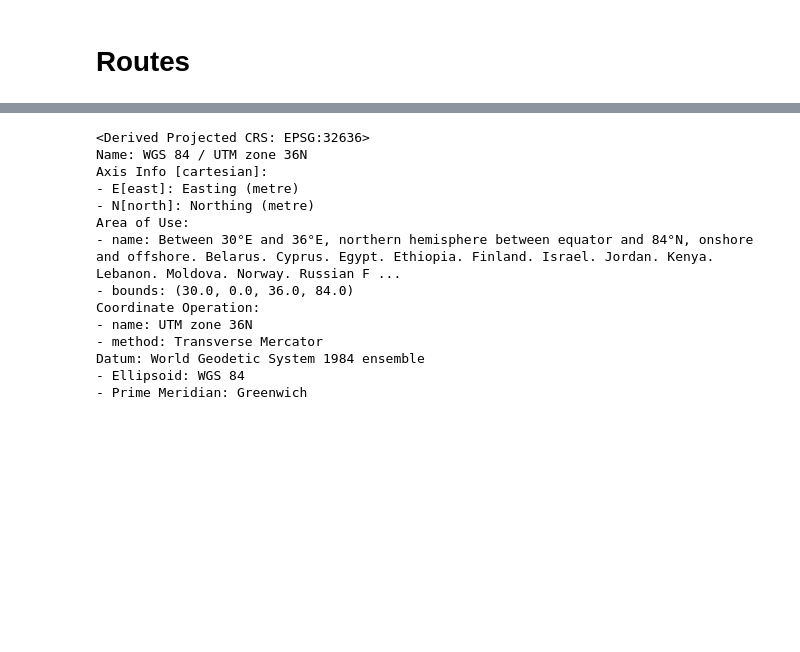
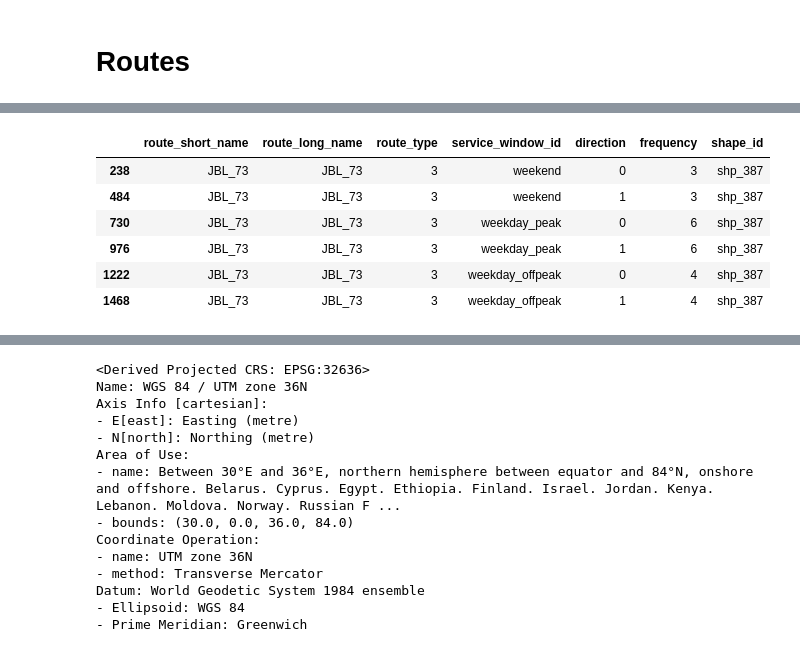
Before and after one commit to amolood/khartoumap, a Jupyter notebook: mapping_processing.ipynb, the cells around one changed output, grey strips where cells are left out. Saved outputs shown, nothing was run; the diff lists cells and outputs as text; code cells hidden in the pictures; blank space fills up the shorter version.

```diff
--- a/mapping_processing.ipynb
+++ b/mapping_processing.ipynb
@@ -22,0 +25,10 @@ routes= gpd.read_file('Data/GIS/bus_routes/end_of_validation.json')
+# %%
+x[x.shape_id == 'shp_387']
+# %% [output]
+|  | route_short_name | route_long_name | route_type | service_window_id | direction | frequency | shape_id |
+| 238 | JBL_73 | JBL_73 | 3 | weekend | 0 | 3 | shp_387 |
+| 484 | JBL_73 | JBL_73 | 3 | weekend | 1 | 3 | shp_387 |
+| 730 | JBL_73 | JBL_73 | 3 | weekday_peak | 0 | 6 | shp_387 |
+| 976 | JBL_73 | JBL_73 | 3 | weekday_peak | 1 | 6 | shp_387 |
+| 1222 | JBL_73 | JBL_73 | 3 | weekday_offpeak | 0 | 4 | shp_387 |
+| 1468 | JBL_73 | JBL_73 | 3 | weekday_offpeak | 1 | 4 | shp_387 |
```
Also changed, not shown: parts of 20 cells of this notebook, 5 other files.
